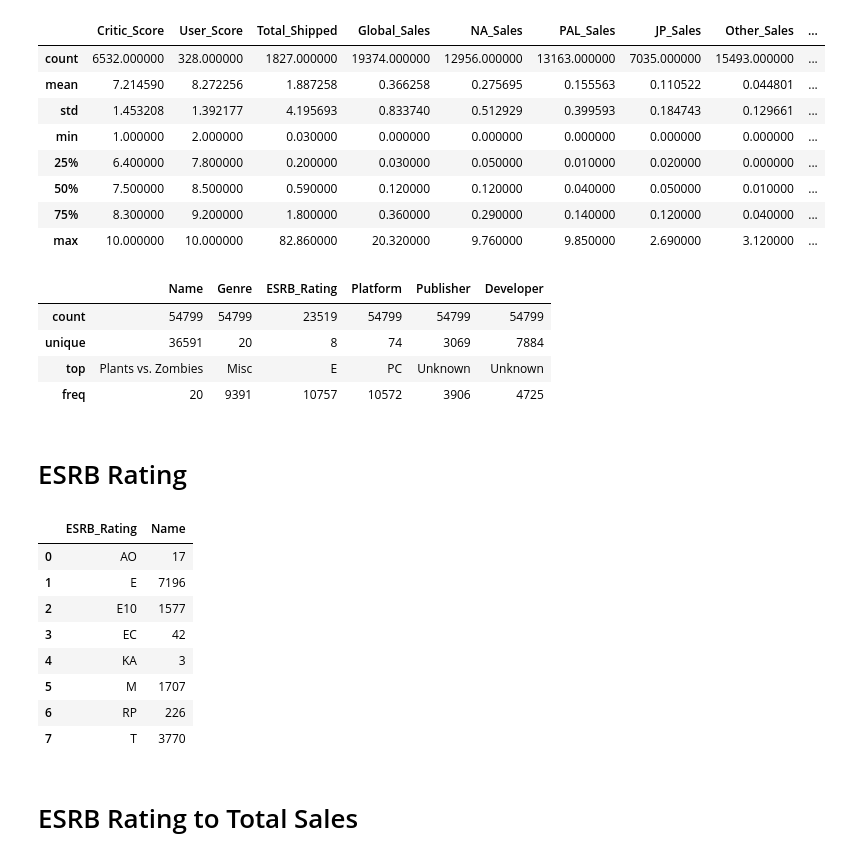
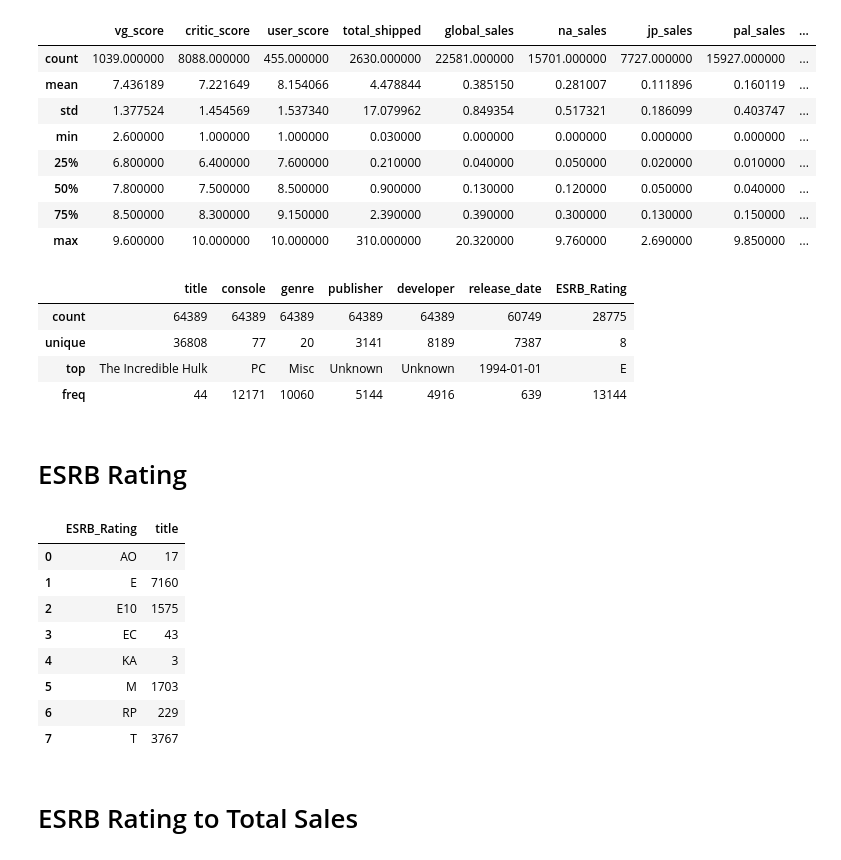
Before and after one commit to Secade/DATASCI-Video-Game-Sales, a Jupyter notebook: Video Game Sales EDA.ipynb, the cells around one changed output. Drawn from its saved outputs; the diff is of its cells as text; code cells hidden in the pictures.

```diff
--- a/Video Game Sales EDA.ipynb
+++ b/Video Game Sales EDA.ipynb
@@ -99,0 +138,4 @@ df
+# %%
+df_merged.dropna(subset=['developer'],inplace=True)
+df_merged = df_merged.reset_index(drop=True)
+df_merged
@@ -99,0 +156,3 @@ df
+# %%
+df_merged.drop(['Unnamed: 0', 'img','last_update'], axis = 1, inplace=True)
+df_merged
@@ -100,10 +173,10 @@ df
 # %%
-def addTotalSales(df):
-    if not pd.isna(df['Global_Sales']):
-        return df['Global_Sales']
-    elif not pd.isna(df['Total_Shipped']):
-        return df['Total_Shipped']
+def addTotalSales(df_merged):
+    if not pd.isna(df_merged['global_sales']):
+        return df_merged['global_sales']
+    elif not pd.isna(df_merged['total_shipped']):
+        return df_merged['total_shipped']
     else:
-        return df['NA_Sales'] + df['PAL_Sales'] + df['JP_Sales'] + df['Other_Sales']
+        return df_merged['na_sales'] + df_merged['pal_sales'] + df_merged['jp_sales'] + df_merged['other_sales']
 # %%
-df['Total_Sales'] = df.apply(lambda x: addTotalSales(x), axis=1)
+df_merged['Total_Sales'] = df_merged.apply(lambda x: addTotalSales(x), axis=1)
@@ -126,40 +199,40 @@ df
 # %%
-df.describe()
+df_merged.describe()
 # %% [output]
-|  | Critic_Score | User_Score | Total_Shipped | Global_Sales | NA_Sales | PAL_Sales | JP_Sales | Other_Sales | ... |
-| count | 6532.000000 | 328.000000 | 1827.000000 | 19374.000000 | 12956.000000 | 13163.000000 | 7035.000000 | 15493.000000 | ... |
-| mean | 7.214590 | 8.272256 | 1.887258 | 0.366258 | 0.275695 | 0.155563 | 0.110522 | 0.044801 | ... |
-| std | 1.453208 | 1.392177 | 4.195693 | 0.833740 | 0.512929 | 0.399593 | 0.184743 | 0.129661 | ... |
-| min | 1.000000 | 2.000000 | 0.030000 | 0.000000 | 0.000000 | 0.000000 | 0.000000 | 0.000000 | ... |
-| 25% | 6.400000 | 7.800000 | 0.200000 | 0.030000 | 0.050000 | 0.010000 | 0.020000 | 0.000000 | ... |
-| 50% | 7.500000 | 8.500000 | 0.590000 | 0.120000 | 0.120000 | 0.040000 | 0.050000 | 0.010000 | ... |
-| 75% | 8.300000 | 9.200000 | 1.800000 | 0.360000 | 0.290000 | 0.140000 | 0.120000 | 0.040000 | ... |
-| max | 10.000000 | 10.000000 | 82.860000 | 20.320000 | 9.760000 | 9.850000 | 2.690000 | 3.120000 | ... |
+|  | vg_score | critic_score | user_score | total_shipped | global_sales | na_sales | jp_sales | pal_sales | ... |
+| count | 1039.000000 | 8088.000000 | 455.000000 | 2630.000000 | 22581.000000 | 15701.000000 | 7727.000000 | 15927.000000 | ... |
+| mean | 7.436189 | 7.221649 | 8.154066 | 4.478844 | 0.385150 | 0.281007 | 0.111896 | 0.160119 | ... |
+| std | 1.377524 | 1.454569 | 1.537340 | 17.079962 | 0.849354 | 0.517321 | 0.186099 | 0.403747 | ... |
+| min | 2.600000 | 1.000000 | 1.000000 | 0.030000 | 0.000000 | 0.000000 | 0.000000 | 0.000000 | ... |
+| 25% | 6.800000 | 6.400000 | 7.600000 | 0.210000 | 0.040000 | 0.050000 | 0.020000 | 0.010000 | ... |
+| 50% | 7.800000 | 7.500000 | 8.500000 | 0.900000 | 0.130000 | 0.120000 | 0.050000 | 0.040000 | ... |
+| 75% | 8.500000 | 8.300000 | 9.150000 | 2.390000 | 0.390000 | 0.300000 | 0.130000 | 0.150000 | ... |
+| max | 9.600000 | 10.000000 | 10.000000 | 310.000000 | 20.320000 | 9.760000 | 2.690000 | 9.850000 | ... |
 # %%
-df.describe(include=object)
+df_merged.describe(include=object)
 # %% [output]
-|  | Name | Genre | ESRB_Rating | Platform | Publisher | Developer |
-| count | 54799 | 54799 | 23519 | 54799 | 54799 | 54799 |
-| unique | 36591 | 20 | 8 | 74 | 3069 | 7884 |
-| top | Plants vs. Zombies | Misc | E | PC | Unknown | Unknown |
-| freq | 20 | 9391 | 10757 | 10572 | 3906 | 4725 |
+|  | title | console | genre | publisher | developer | release_date | ESRB_Rating |
+| count | 64389 | 64389 | 64389 | 64389 | 64389 | 60749 | 28775 |
+| unique | 36808 | 77 | 20 | 3141 | 8189 | 7387 | 8 |
+| top | The Incredible Hulk | PC | Misc | Unknown | Unknown | 1994-01-01 | E |
+| freq | 44 | 12171 | 10060 | 5144 | 4916 | 639 | 13144 |
 # %% [markdown]
 # ESRB Rating
 # %%
-esrbToCount = df[['Name', 'ESRB_Rating']]
-esrbToCount = esrbToCount.groupby(["ESRB_Rating"], as_index=False)['Name'].nunique()
+esrbToCount = df_merged[['title', 'ESRB_Rating']]
+esrbToCount = esrbToCount.groupby(["ESRB_Rating"], as_index=False)['title'].nunique()
 
 esrbToCount
 # %% [output]
-|  | ESRB_Rating | Name |
+|  | ESRB_Rating | title |
 | 0 | AO | 17 |
-| 1 | E | 7196 |
-| 2 | E10 | 1577 |
-| 3 | EC | 42 |
+| 1 | E | 7160 |
+| 2 | E10 | 1575 |
+| 3 | EC | 43 |
 | 4 | KA | 3 |
-| 5 | M | 1707 |
-| 6 | RP | 226 |
-| 7 | T | 3770 |
+| 5 | M | 1703 |
+| 6 | RP | 229 |
+| 7 | T | 3767 |
 # %% [markdown]
 # ESRB Rating to Total Sales
 # %%
```
Also changed, not shown: parts of 25 cells of this notebook, 1 other file.
